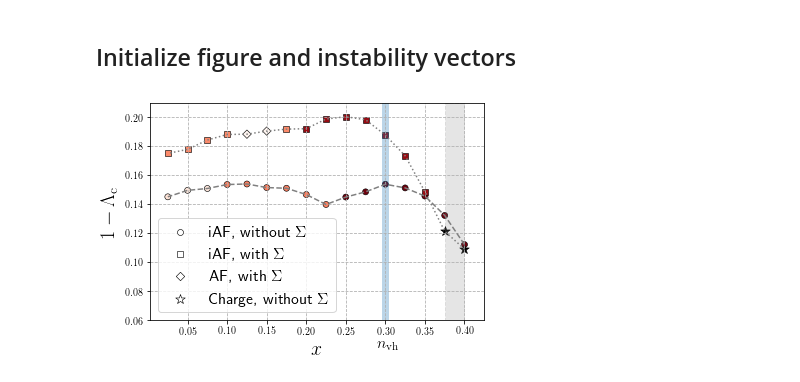
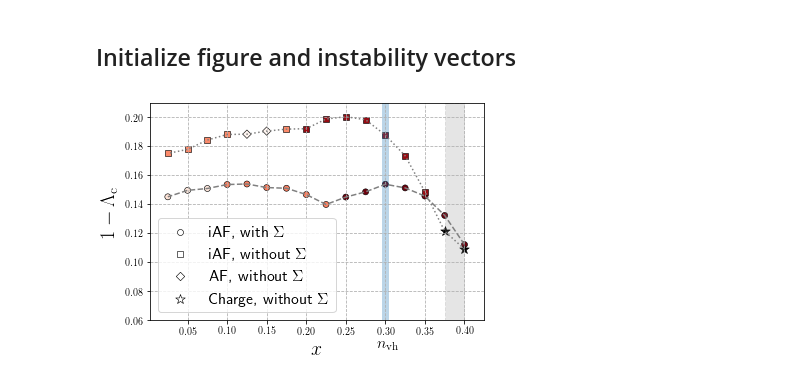
Before and after one commit to Ciro-Taranto/fRG_paper, a Jupyter notebook: scripts/phase_diagram.ipynb, the cells around one changed output. Cells and saved outputs as stored; diff of their text form; code cells hidden in the pictures.

```diff
--- a/scripts/phase_diagram.ipynb
+++ b/scripts/phase_diagram.ipynb
@@ -78,34 +78,34 @@ def util(a):
 plt.clf()
 plt.plot(1.-top[:,4],util(top[:,0]),color='grey',linestyle='dotted')
 plt.plot(1.-bottom[:,4],util(bottom[:,0]),color='grey',linestyle ='dashed')
-plt.scatter(1.-bottom[:,4],util(bottom[:,0]),c=asscol(bottom,vectorsb,'Reds'),marker='o',edgecolor='black', linewidth='0.6',label =r'iAF, without $\Sigma$')# label = r'with $\Sigma$')
-plt.scatter(1.-top[inco,4],util(top[inco,0]),c=lcol, marker='s',edgecolor='black', linewidth='0.6', label = r'iAF, with $\Sigma$')#,label =r'without $\Sigma$')
-plt.scatter(1.-top[comme,4],util(top[comme,0]),c=commcol, marker='D',edgecolor='black', linewidth='0.6', label = r'AF, with $\Sigma$')
+plt.scatter(1.-bottom[:,4],util(bottom[:,0]),c=asscol(bottom,vectorsb,'Reds'),marker='o',edgecolor='black', linewidth='0.6',label =r'iAF, with $\Sigma$')# label = r'with $\Sigma$')
+plt.scatter(1.-top[inco,4],util(top[inco,0]),c=lcol, marker='s',edgecolor='black', linewidth='0.6', label = r'iAF, without $\Sigma$')#,label =r'without $\Sigma$')
+plt.scatter(1.-top[comme,4],util(top[comme,0]),c=commcol, marker='D',edgecolor='black', linewidth='0.6', label = r'AF, without $\Sigma$')
 
 
 if np.sum([1. for v in top[top[:,5]==1.]])>0.5 :
     plt.axvspan(1.-np.min(top[top[:,5]==1,4]),1.-np.max(top[top[:,5]==1,4]),linestyle ='dashed',color = 'grey',alpha=0.2)
     plt.scatter(1.-top[top[:,5]==1.,4],util(top[top[:,5]==1.,0]),c='black', s = 100.0, marker='*', edgecolor='black', linewidth='0.6',label =r'Charge, without $\Sigma$')#,label =r'without $\Sigma$')
 
 
 rectangles = False
 if rectangles :
     for i in range(1,vectorsb.shape[0]-1):
         #lab = r'('+form(vectorsb[i][0])+r','+form(vectorsb[i][1])+r')'
         ax.axvspan(recb[i],recb[i+1],alpha=0.5,fill=False, linestyle = 'dashed')# color = colorsb[i],label=lab)
     for i in range(1,vectorst.shape[0]-1):
         ax.axvspan(rect[i],rect[i+1],alpha=0.5,fill=False, linestyle = 'dotted')
 plt.axvspan(0.296,0.304,alpha=0.3,fill='indigo')
 plt.ylim([0.06, 0.21])
 plt.grid(linestyle='dashed')
 plt.legend(fontsize = 16)
 plt.xlabel(r"$x$",fontsize=20)
 plt.ylabel(r"$1-\Lambda_{\mathrm{c}}$",fontsize=20)
 plt.text(0.290,0.04,r"$n_{\mathrm{vh}}$",fontsize=16)
 for i in  range(len(plt.gca().get_legend().legendHandles)):
     plt.gca().get_legend().legendHandles[i].set_color('white')
     plt.gca().get_legend().legendHandles[i].set_edgecolor('black')
 plt.savefig('../images/phasediag.png',dpi=300)
 #os.system('geequie /home/taranto/Documents/fRG_paper/imaeges/criscale.png &')
 # %% [output]
-[figure, old version]
+[figure, new version]
```
Also changed, not shown: 11 other files.
